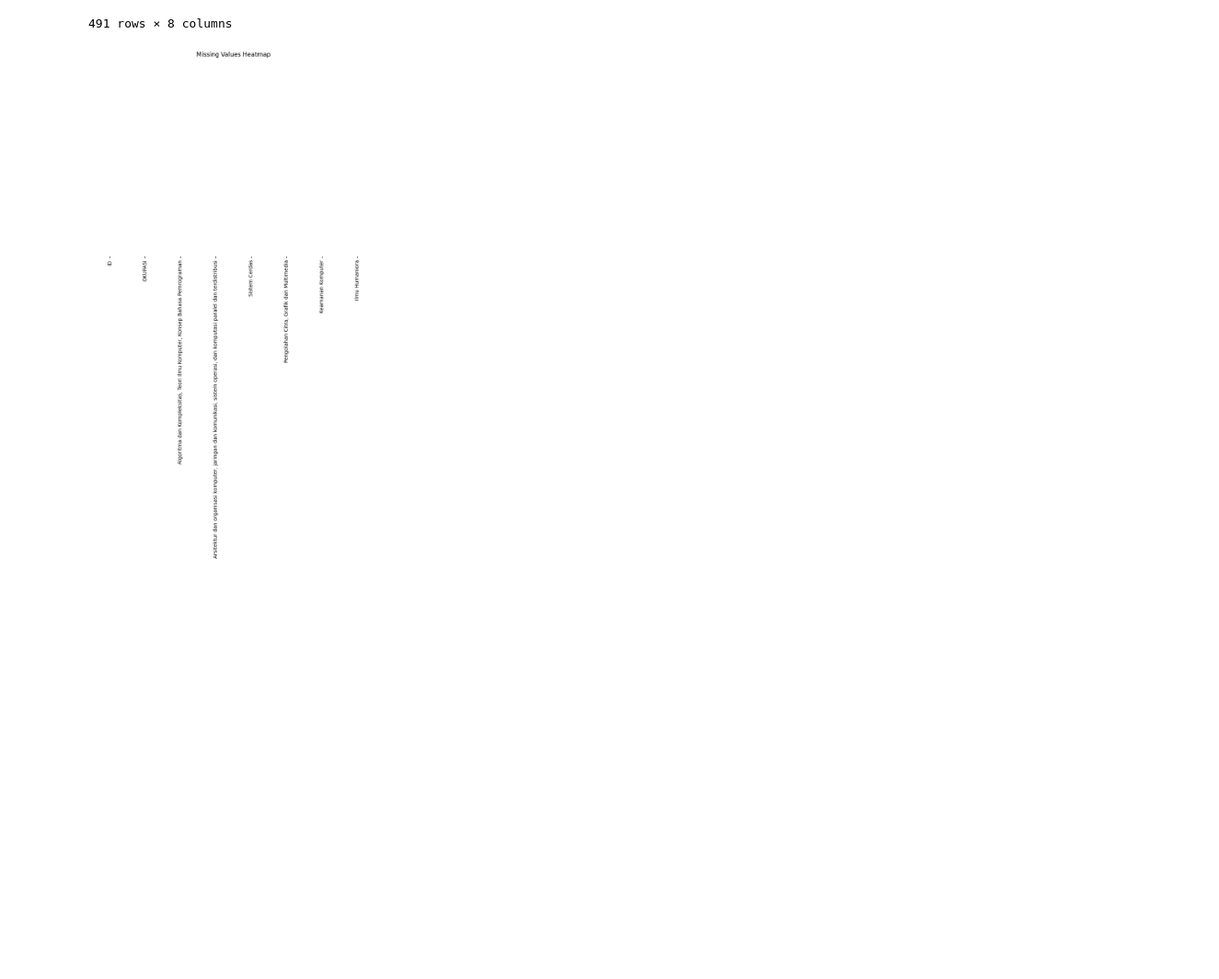
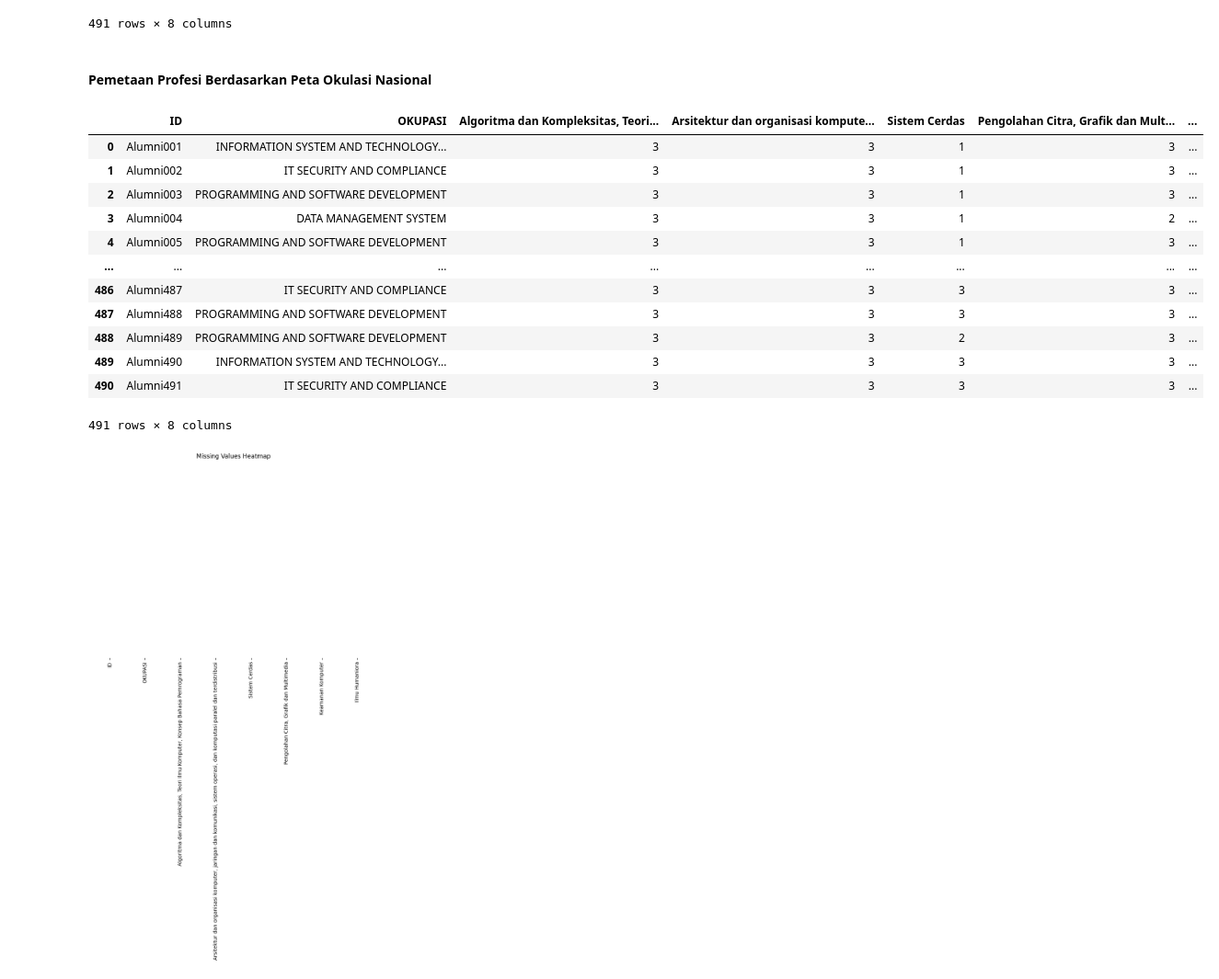
Before and after one commit to riqalter/PrediksiProfesi, a Jupyter notebook: Notebook-nonDL-rework.ipynb, the cells around one changed output. Shown at 92% size. Cells and saved outputs as stored; diff of their text form; code cells hidden in the pictures; blank space fills up the shorter version.

```diff
--- a/Notebook-nonDL-rework.ipynb
+++ b/Notebook-nonDL-rework.ipynb
@@ -567,6 +567,48 @@ merged_data_cleaned
 | 489 | Alumni490 | System Analyst | 3 | 3 | 3 | 3 | ... |
 | 490 | Alumni491 | Software Quality Assurance Engineer | 3 | 3 | 3 | 3 | ... |
 491 rows × 8 columns
+# %% [markdown]
+#### Pemetaan Profesi Berdasarkan Peta Okulasi Nasional
+# %%
+# Define the occupation mapping as provided
+occupation_mapping = {
+    "Data Engineer": "DATA MANAGEMENT SYSTEM",
+    "Data Analyst": "DATA MANAGEMENT SYSTEM",
+    "Data Scientist": "DATA MANAGEMENT SYSTEM",
+    "Database Administrator": "DATA MANAGEMENT SYSTEM",
+    "Network Security Analyst": "HARDWARE AND DIGITAL PERIPHERALS",
+    "System Analyst": "INFORMATION SYSTEM AND TECHNOLOGY DEVELOPMENT",
+    "Graphic Designer": "IT MULTEMEDIA",
+    "UI/UX Designer": "IT MULTEMEDIA",
+    "Product Designer": "IT MULTEMEDIA",
+    "IT Project Manager": "IT PROJECT MANAGEMENT",
+    "Software Quality Assurance Engineer": "IT SECURITY AND COMPLIANCE",
+    "Cyber Security Analyst": "IT SECURITY AND COMPLIANCE",
+    "Network Security Engineer": "IT SECURITY AND COMPLIANCE",
+    "Network Engineer": "NETWORK AND INFRASTRUCTURE",
+    "Software Developer": "PROGRAMMING AND SOFTWARE DEVELOPMENT",
+    "Software Engineer": "PROGRAMMING AND SOFTWARE DEVELOPMENT"
+}
+
+# Apply the mapping to the 'OKUPASI' column
+merged_data_cleaned['OKUPASI'] = merged_data_cleaned['OKUPASI'].map(occupation_mapping)
+
+# Display the updated dataframe to the user
+merged_data_cleaned
+# %% [output]
+|  | ID | OKUPASI | Algoritma dan Kompleksitas, Teori... | Arsitektur dan organisasi kompute... | Sistem Cerdas | Pengolahan Citra, Grafik dan Mult... | ... |
+| 0 | Alumni001 | INFORMATION SYSTEM AND TECHNOLOGY... | 3 | 3 | 1 | 3 | ... |
+| 1 | Alumni002 | IT SECURITY AND COMPLIANCE | 3 | 3 | 1 | 3 | ... |
+| 2 | Alumni003 | PROGRAMMING AND SOFTWARE DEVELOPMENT | 3 | 3 | 1 | 3 | ... |
+| 3 | Alumni004 | DATA MANAGEMENT SYSTEM | 3 | 3 | 1 | 2 | ... |
+| 4 | Alumni005 | PROGRAMMING AND SOFTWARE DEVELOPMENT | 3 | 3 | 1 | 3 | ... |
+| ... | ... | ... | ... | ... | ... | ... | ... |
+| 486 | Alumni487 | IT SECURITY AND COMPLIANCE | 3 | 3 | 3 | 3 | ... |
+| 487 | Alumni488 | PROGRAMMING AND SOFTWARE DEVELOPMENT | 3 | 3 | 3 | 3 | ... |
+| 488 | Alumni489 | PROGRAMMING AND SOFTWARE DEVELOPMENT | 3 | 3 | 2 | 3 | ... |
+| 489 | Alumni490 | INFORMATION SYSTEM AND TECHNOLOGY... | 3 | 3 | 3 | 3 | ... |
+| 490 | Alumni491 | IT SECURITY AND COMPLIANCE | 3 | 3 | 3 | 3 | ... |
+491 rows × 8 columns
 # %%
 # Create a binary mask where 0 is True and non-zero is False
 mask = merged_data_cleaned.isnull()
```
Also changed, not shown: parts of 3 cells of this notebook, 8 other files.
